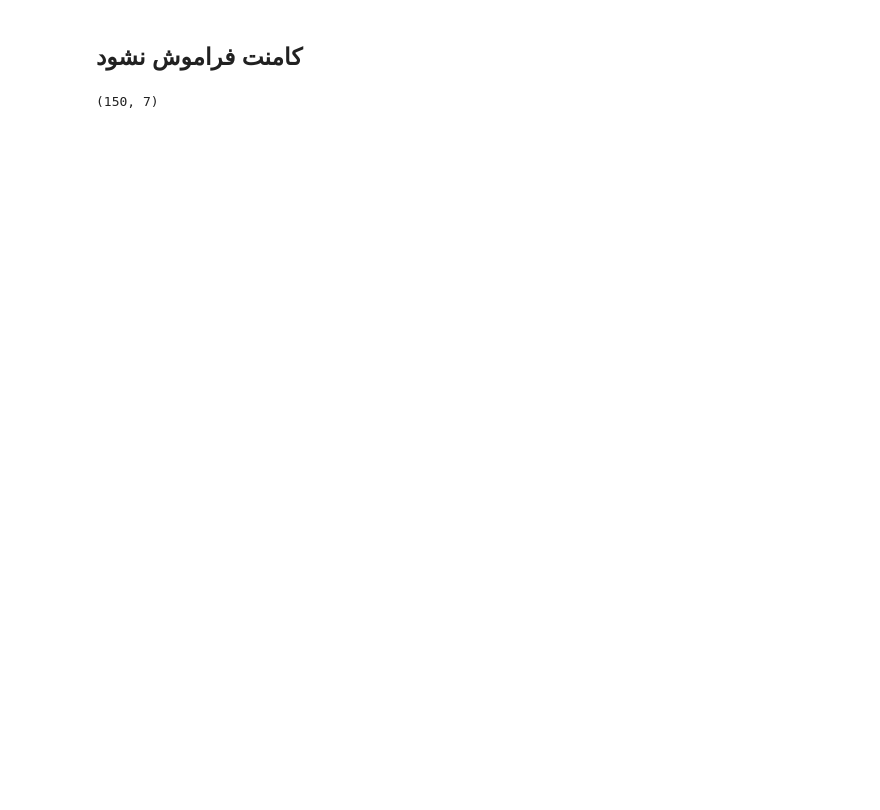
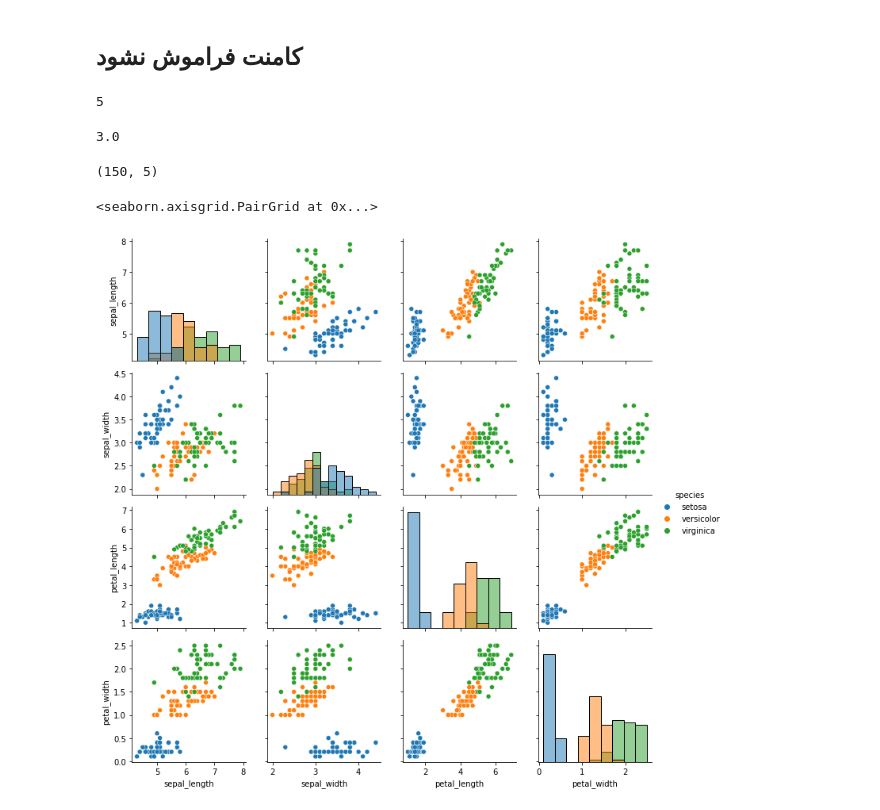
Before and after one commit to farhadhsn8/MLP, a Jupyter notebook: implementation_KNN.ipynb, the cells around one changed output. Drawn from its saved outputs; the diff is of its cells as text; code cells hidden in the pictures; blank space fills up the shorter version.

Commit message:
plotting diagrams and evaluate OOL cross validation

```diff
--- a/implementation_KNN.ipynb
+++ b/implementation_KNN.ipynb
@@ -10,8 +22,16 @@ import pandas as pd
 import seaborn as sns
 from sklearn.preprocessing import OneHotEncoder
 from scipy.spatial import distance
+Iris = sns.load_dataset("iris")
 # %% [markdown]
 ## کامنت فراموش نشود
+# %%
+a = np.array([5,7,8,5,5,5,9,4])
+counts = np.bincount(a)
+print(np.argmax(counts))
+# counts
+# %% [output]
+5
 # %%
 class KNN:
   def __init__(self, features , targets ,queryData, K = 1 ,typeOfDistance = 0  ):
@@ -51,15 +93,27 @@ class KNN:
+# %%
+distance.cdist([[1,2]],[[0,0]], metric='cityblock')[0,0]
+# %% [output]
+3.0
 # %%
 iris = datasets.load_iris()
 features = iris.data
-target = pd.get_dummies(iris.target).to_numpy()
-dataset = np.hstack(( features,target))
+target = iris.target
+dataset = np.hstack(( features,target.reshape(-1,1)))
 dataset.shape
 #---------------shuffle---------------------
 from sklearn.utils import shuffle
 dataset=shuffle(dataset)
 dataset.shape
 # %% [output]
-(150, 7)
+(150, 5)
+# %%
+g = sns.PairGrid(Iris, hue="species")
+g.map_diag(sns.histplot)
+g.map_offdiag(sns.scatterplot)
+g.add_legend()
+# %% [output]
+<seaborn.axisgrid.PairGrid at 0x...>
+[figure, added]
 # %%
 # model = KNN(np.array([[1,2],[50,18],[2,3],[51,22],[2,3],[3,2],[52,23],[2,3],[3,2],[50,14]]),np.array([[1,2],[2,3],[3,2]]) ,[50,14] ,3 )
 # model.predictClassOfQueryData()
```
Also changed, not shown: parts of 10 cells of this notebook.
